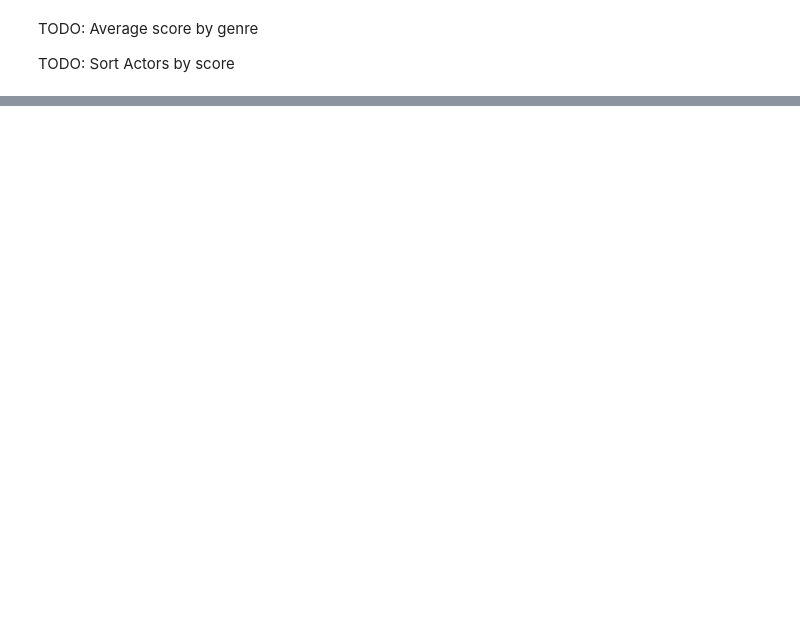
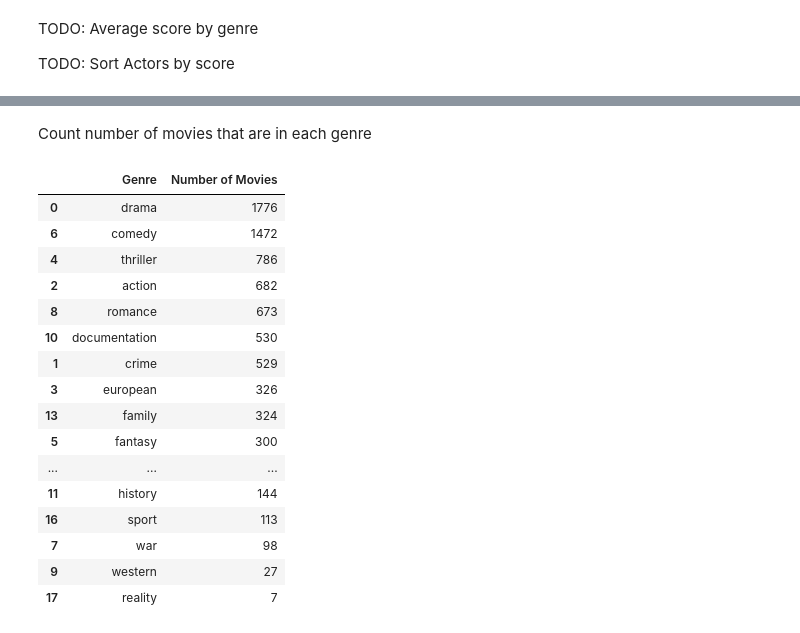
Before and after one commit to Vladboy2/EECS3401FinalProject, a Jupyter notebook: MovieShowPredictor.ipynb, the cells around one changed output, grey strips where cells are left out. Saved outputs shown, nothing was run; the diff lists cells and outputs as text; code cells hidden in the pictures; blank space fills up the shorter version.

```diff
--- a/MovieShowPredictor.ipynb
+++ b/MovieShowPredictor.ipynb
@@ -200,0 +273,34 @@ shows_genres_df
+# %% [markdown]
+Count number of movies that are in each genre
+# %%
+movies_genres_df
+
+num_genres = {}
+
+for index, row in movies_genres_df.iterrows():
+    for genre in row.index[18:]:
+        if row[genre] == 1:
+            num_genres[genre] = num_genres.get(genre, 0) + 1
+
+num_genres
+num_genres_df = pd.DataFrame(list(num_genres.items()), columns=['Genre', 'Number of Movies'])
+num_genres_df = num_genres_df.sort_values(by='Number of Movies', ascending=False)
+num_genres_df
+# %% [output]
+|  | Genre | Number of Movies |
+| 0 | drama | 1776 |
+| 6 | comedy | 1472 |
+| 4 | thriller | 786 |
+| 2 | action | 682 |
+| 8 | romance | 673 |
+| 10 | documentation | 530 |
+| 1 | crime | 529 |
+| 3 | european | 326 |
+| 13 | family | 324 |
+| 5 | fantasy | 300 |
+| ... | ... | ... |
+| 11 | history | 144 |
+| 16 | sport | 113 |
+| 7 | war | 98 |
+| 9 | western | 27 |
+| 17 | reality | 7 |
```
Also changed, not shown: parts of 6 cells of this notebook.
